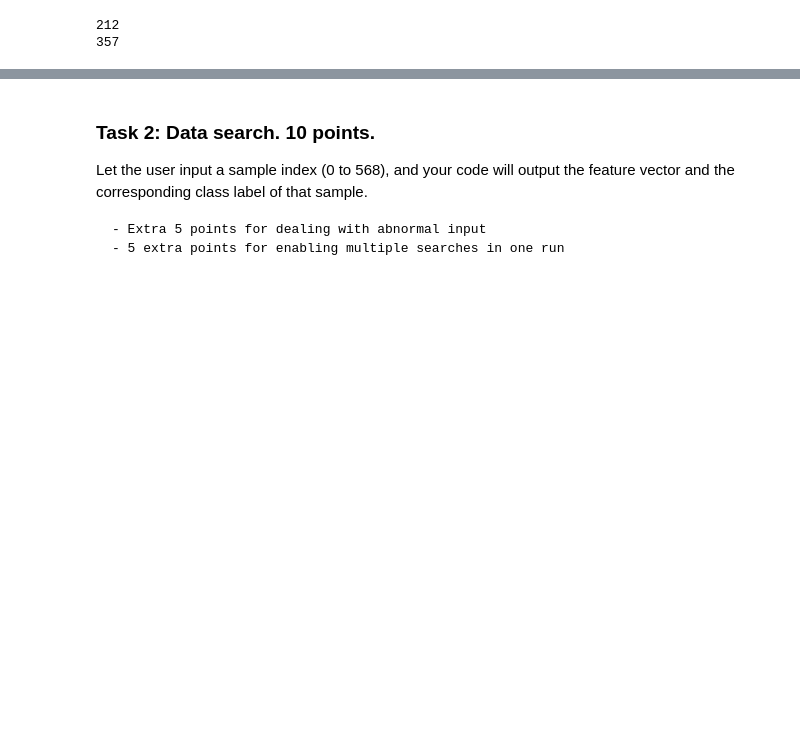
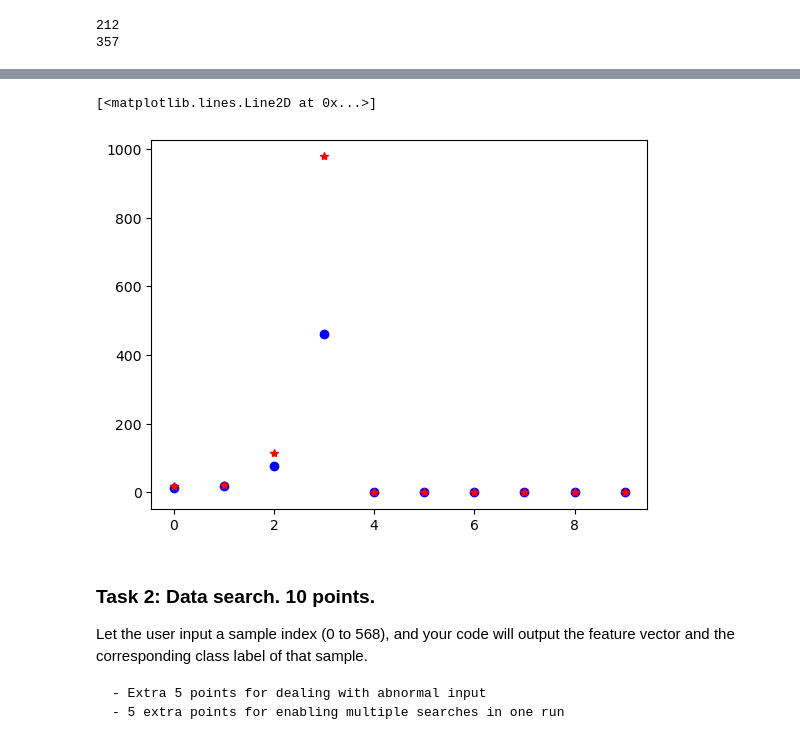
Before and after one commit to RCP-2001/MachineLearning, a Jupyter notebook: Homework/mach.ipynb, the cells around one changed output, grey strips where cells are left out. Cells and saved outputs as stored; diff of their text form; code cells hidden in the pictures; blank space fills up the shorter version.

```diff
--- a/Homework/mach.ipynb
+++ b/Homework/mach.ipynb
@@ -119,22 +118,36 @@ print(Benign)
 357
 # %%
 # calculate the mean of all feature vectors
-ftrsMean = ftrs.mean()
-print(ftrsMean)
+AverageVector = np.ndarray(ftrs.shape[1])
+AverageVector *= 0 #set everything in this vector to 0
+
+#Add all features together to get total
+for currentVector in ftrs:
+    AverageVector += currentVector
+
+#divide by first memeber of features tupple (to get average)
+AverageVector /= ftrs.shape[0]
+print("Average Vector: ", AverageVector)
 
 # mean of benign feature vectors
-benignMean = 0.0
+BenignAverage = np.ndarray(ftrs.shape[1])
+BenignAverage *= 0 #set everything in this vector to 0
+
 for i in range(tgts.size):
     if(tgts[i] == 1):
-        benignMean += ftrs[i].mean()
-benignMean = benignMean / Benign
-print(benignMean)
+        BenignAverage += ftrs[i]
+#divide by total Benign
+BenignAverage /= Benign
+print("Average of Benign Vecotrs: ", BenignAverage)
 
 # mean of malignant feature vectors
-MalMean = 0.0
+MalignantAverage = np.ndarray(ftrs.shape[1])
+MalignantAverage *= 0 #set everything in this vector to 0
+
 for i in range(tgts.size):
     if(tgts[i] == 0):
-        MalMean += ftrs[i].mean()
-MalMean = MalMean / Malignant
-print(MalMean)
+        MalignantAverage += ftrs[i]
+#divide by total Benign
+MalignantAverage /= Malignant
+print("Average of Malignant Vecotrs: ", MalignantAverage)
 # %% [output]
@@ -144,12 +163,18 @@ print(MalMean)
 # %%
 # show the mean feature vectors using matplotlib
 from matplotlib import pyplot as plt
+#plt.plot(AverageVector, 'gd')
 
 #show the mean feature vector of benign samples using blue dots
 #plt.plot
+plt.plot(BenignAverage, 'bo')
 
 
 #show the mean feature vector of malignant samples using read star
+plt.plot(MalignantAverage, 'r*')
+# %% [output]
+[<matplotlib.lines.Line2D at 0x...>]
+[figure, added]
 # %% [markdown]
 ### Task 2: Data search. 10 points.  <a id = "section2"/>
 
```
Also changed, not shown: parts of 12 cells of this notebook, 1 other file.
